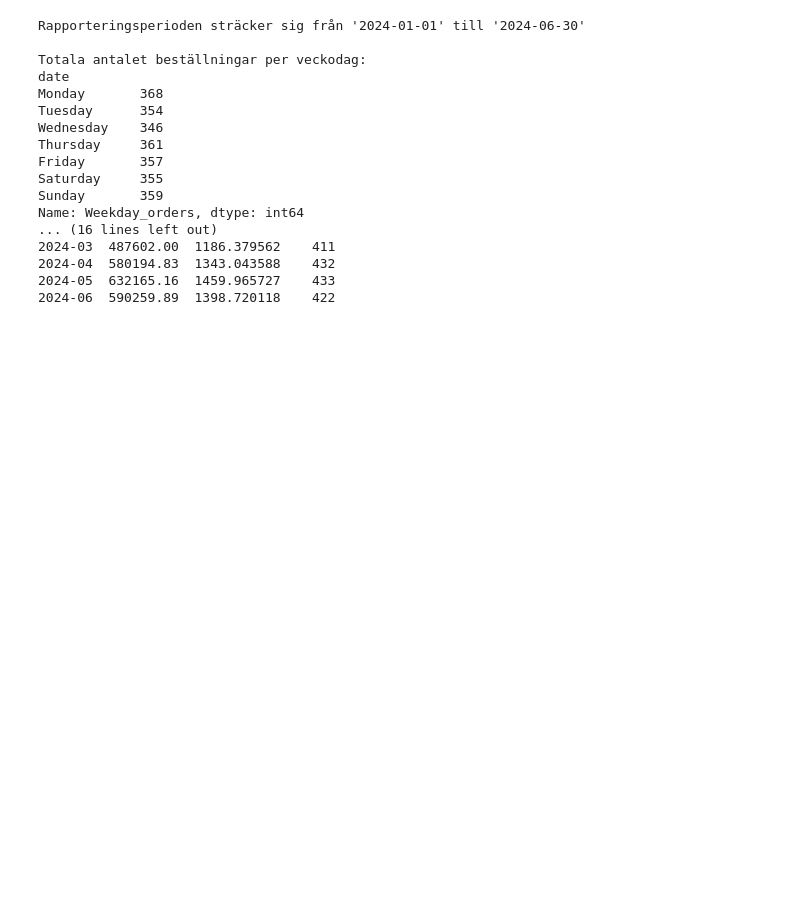
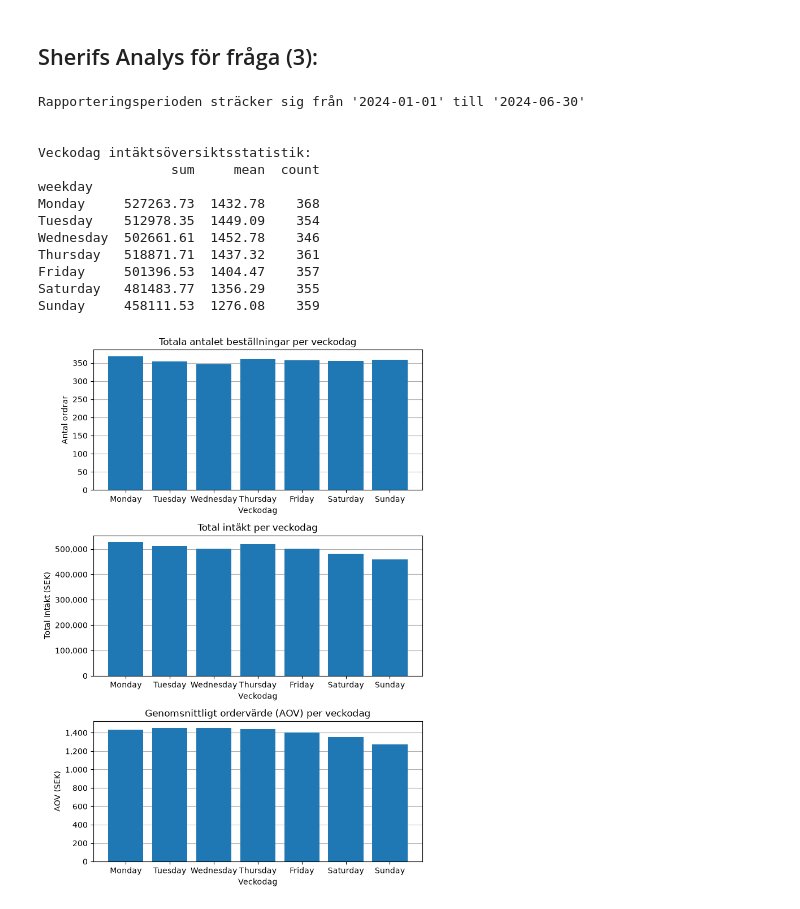
Before and after one commit to Sherif-iconvo/ecutbildning-DS26-termin1-py-dataanalys-exam-group5-uppgift, a Jupyter notebook: notebooks/report.ipynb, the cells around one changed output. Drawn from its saved outputs; the diff is of its cells as text; code cells hidden in the pictures; blank space fills up the shorter version.

Commit message:
Laddar upp report.ipynb, ecommerce.py och viz.py, inklusive alla funktioner och diagram samt rekommendationer/sammanfattning gällande ledningsfrågor (3)

```diff
--- a/notebooks/report.ipynb
+++ b/notebooks/report.ipynb
@@ -3,47 +3,37 @@ import sys; sys.path.append("..")               # sys.path is a built-in list th
 from src.ecommerce import EcommerceAnalyzer
 
 analyzer = EcommerceAnalyzer()
-
-# --- När säljer vi? ---
-
-# analyze perioden
-start, end = analyzer.date_range()
-print(f"Rapporteringsperioden sträcker sig från '{start:%Y-%m-%d}' till '{end:%Y-%m-%d}'\n")
-
-
-# Get weekday series (ordered måndag → söndag)
-weekday_series = analyzer.order_per_weekday()
-print("Totala antalet beställningar per veckodag:")
-print(weekday_series)
-
-print()
-
-# Get monthly aggregation table
-monthly_table = analyzer.orders_per_month()
-print("Totala antalet beställningar grupperat per kalendermånad:")
-print(monthly_table)
-
-print()
-
-# Get monthly revenue summary
-monthly_rev_summ = analyzer.monthly_revenue_summary()
-print("Månatlig intäktsöversiktsstatistik:")
-print(monthly_rev_summ)
-# %% [output]
-Rapporteringsperioden sträcker sig från '2024-01-01' till '2024-06-30'
-
-Totala antalet beställningar per veckodag:
-date
-Monday       368
-Tuesday      354
-Wednesday    346
-Thursday     361
-Friday       357
-Saturday     355
-Sunday       359
-Name: Weekday_orders, dtype: int64
-... (16 lines left out)
-2024-03  487602.00  1186.379562    411
-2024-04  580194.83  1343.043588    432
-2024-05  632165.16  1459.965727    433
-2024-06  590259.89  1398.720118    422
+# %% [markdown]
+## Sherifs Analys för fråga (3):
+# %%
+# --- När säljer vi? ---
+
+# analyze perioden
+start, end = analyzer.date_range()
+print(f"Rapporteringsperioden sträcker sig från '{start:%Y-%m-%d}' till '{end:%Y-%m-%d}'\n")
+
+print()
+
+# Get  weekdays revenue summary
+weekday_rev_summ = analyzer.weekday_revenue_summary()
+print("Veckodag intäktsöversiktsstatistik:")
+print(weekday_rev_summ)
+
+print()
+
+analyzer.plot_weekday_overview()
+# %% [output]
+Rapporteringsperioden sträcker sig från '2024-01-01' till '2024-06-30'
+
+
+Veckodag intäktsöversiktsstatistik:
+                 sum     mean  count
+weekday
+Monday     527263.73  1432.78    368
+Tuesday    512978.35  1449.09    354
+Wednesday  502661.61  1452.78    346
+Thursday   518871.71  1437.32    361
+Friday     501396.53  1404.47    357
+Saturday   481483.77  1356.29    355
+Sunday     458111.53  1276.08    359
+[figure, added]
```
Also changed, not shown: parts of 5 cells of this notebook, 3 other files.
